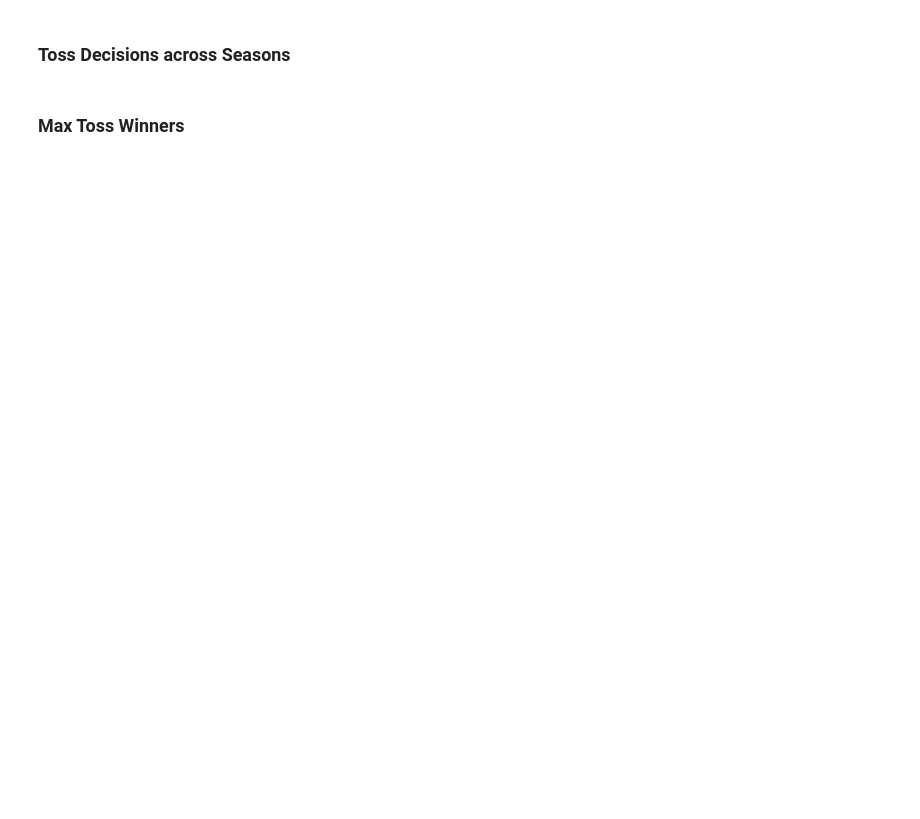
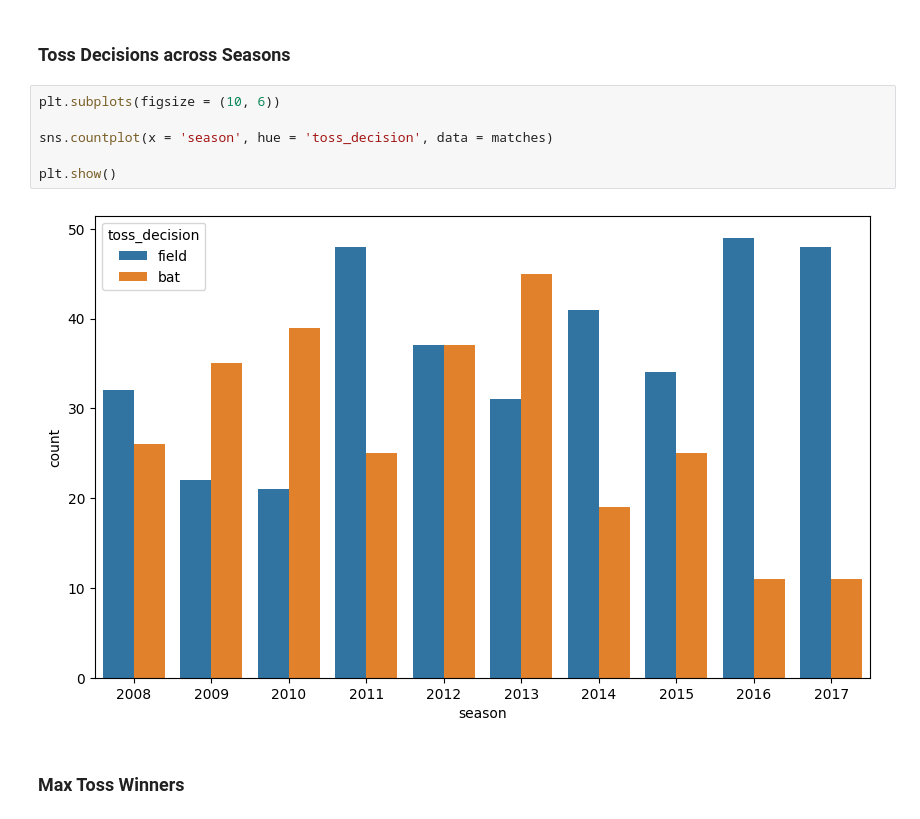
Before and after one commit to DataSphereX/Python_FAI, a Jupyter notebook: IPL_Match_Student.ipynb, the cells around one changed output. Drawn from its saved outputs; the diff is of its cells as text; blank space fills up the shorter version.

```diff
--- a/IPL_Match_Student.ipynb
+++ b/IPL_Match_Student.ipynb
@@ -99,4 +167,12 @@ Total
 # %% [markdown]
 ### Toss Decisions across Seasons
+# %%
+plt.subplots(figsize = (10, 6))
+
+sns.countplot(x = 'season', hue = 'toss_decision', data = matches)
+
+plt.show()
+# %% [output]
+[figure, added]
 # %% [markdown]
 ### Max Toss Winners
```
Also changed, not shown: parts of 43 cells of this notebook, 5 other files.
